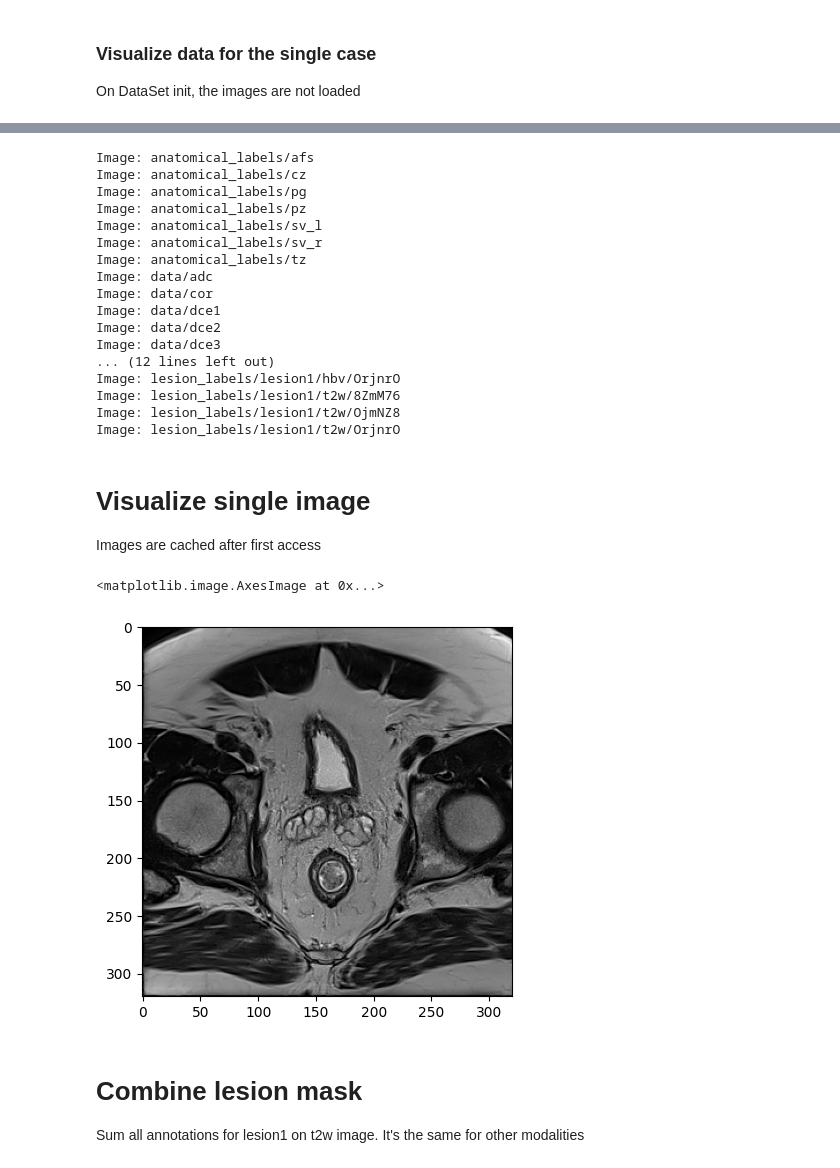
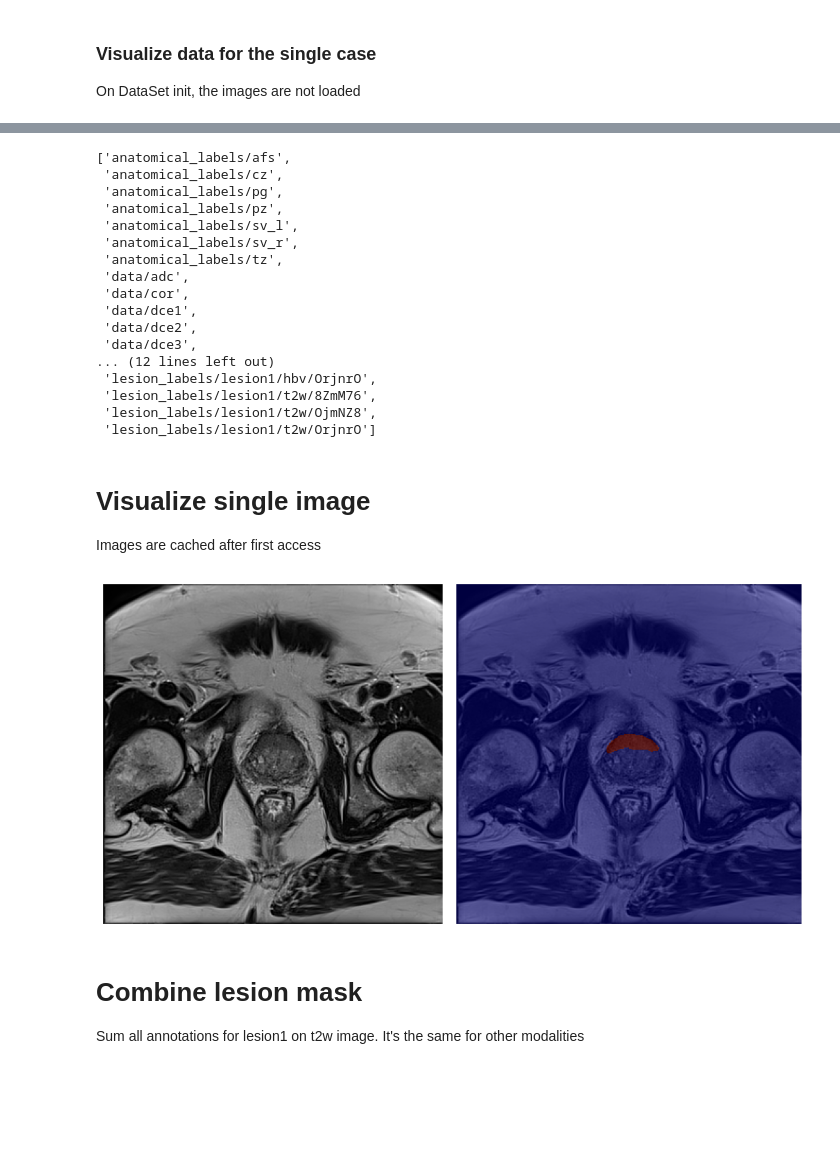
Before and after one commit to piotrsobecki/ai4ar-radiomics, a Jupyter notebook: book/data.ipynb, the cells around one changed output, grey strips where cells are left out. Saved outputs shown, nothing was run; the diff lists cells and outputs as text; code cells hidden in the pictures; blank space fills up the shorter version.

```diff
--- a/book/data.ipynb
+++ b/book/data.ipynb
@@ -48,38 +69,61 @@ dataset.case_ids
 # %%
 case = dataset['001']
-case.summarize() # All images for the case
+case.images_keys() # All images for the case
 # %% [output]
-Image: anatomical_labels/afs
-Image: anatomical_labels/cz
-Image: anatomical_labels/pg
-Image: anatomical_labels/pz
-Image: anatomical_labels/sv_l
-Image: anatomical_labels/sv_r
-Image: anatomical_labels/tz
-Image: data/adc
-Image: data/cor
-Image: data/dce1
-Image: data/dce2
-Image: data/dce3
+['anatomical_labels/afs',
+ 'anatomical_labels/cz',
+ 'anatomical_labels/pg',
+ 'anatomical_labels/pz',
+ 'anatomical_labels/sv_l',
+ 'anatomical_labels/sv_r',
+ 'anatomical_labels/tz',
+ 'data/adc',
+ 'data/cor',
+ 'data/dce1',
+ 'data/dce2',
+ 'data/dce3',
 ... (12 lines left out)
-Image: lesion_labels/lesion1/hbv/OrjnrO
-Image: lesion_labels/lesion1/t2w/8ZmM76
-Image: lesion_labels/lesion1/t2w/OjmNZ8
-Image: lesion_labels/lesion1/t2w/OrjnrO
+ 'lesion_labels/lesion1/hbv/OrjnrO',
+ 'lesion_labels/lesion1/t2w/8ZmM76',
+ 'lesion_labels/lesion1/t2w/OjmNZ8',
+ 'lesion_labels/lesion1/t2w/OrjnrO']
 # %% [markdown]
 # Visualize single image
 
 Images are cached after first access
-# %%
-import matplotlib.pyplot as plt
-
-image = case.image('data/t2w')
-
-# Visualize the combined mask
-plt.imshow(image[ai4ar.select_slice(image)], cmap='gray')
-# %% [output]
-<matplotlib.image.AxesImage at 0x...>
-[figure, removed]
+# %%
+import matplotlib.pyplot as plt
+
+# T2W image
+t2w_img = case.image('data/t2w')
+# Combined lesion annotations
+combined_t2w_mask_img = case.image('lesion_labels/lesion1/t2w', combine=True, cache=False, combine_pp = ai4ar.required_agreement(1))
+
+t2w = t2w_img.arr()
+combined_t2w_mask = combined_t2w_mask_img.arr()
+
+# Select the max slice (biggest mask)
+slice = ai4ar.select_slice(combined_t2w_mask)
+
+# Show the combined mask on top of the image and the original image on left
+fig, ax = plt.subplots(1, 2, figsize=(10, 5))
+ax[0].imshow(t2w[slice], cmap='gray')
+ax[1].imshow(t2w[slice], cmap='gray')
+
+# Show the combined mask on top of the image and the original image on left
+# The mask is shown in red and the image in grayscale, with the mask being semi-transparent but the 0 values are not shown and do not affect the underlying image
+ax[1].imshow(combined_t2w_mask[slice], cmap='jet', alpha=0.5, interpolation='none', aspect='auto')
+
+# ax[1].imshow(combined_t2w_mask[slice], cmap='jet', alpha=0.5)
+
+# Hide the axis labels
+ax[0].axis('off')
+ax[1].axis('off')
+
+fig.tight_layout()
+fig.show()
+# %% [output]
+[figure, added]
 # %% [markdown]
 # Combine lesion mask
 
```
Also changed, not shown: parts of 10 cells of this notebook, 11 other files.
